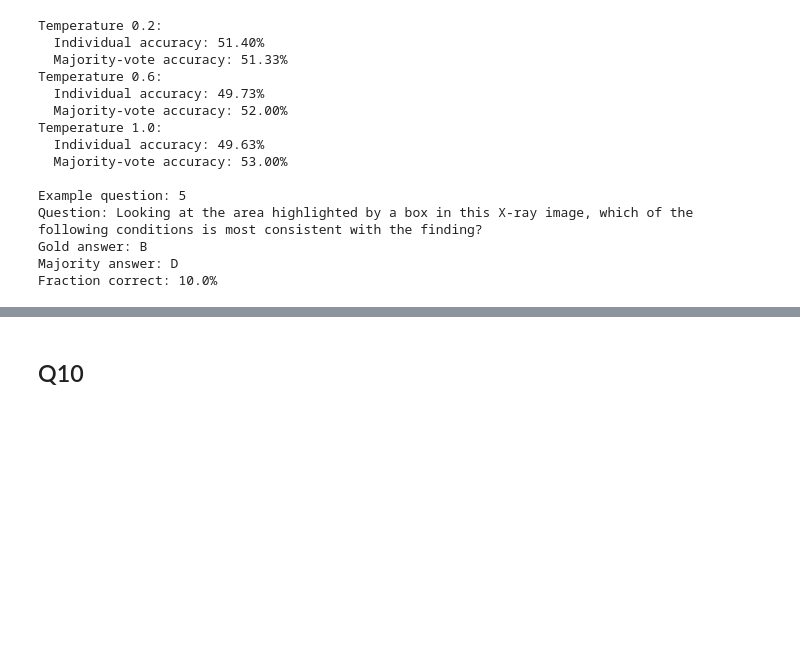
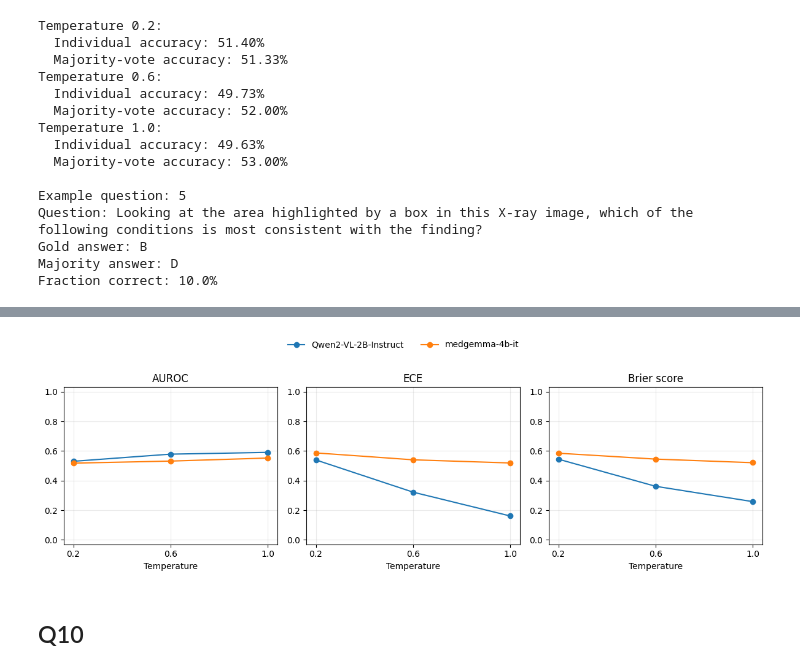
Before and after one commit to JoelvdR/medicalAI, a Jupyter notebook: Group15_[MAM11A_2026]_V&L_Practicum_Uncertainty_Final.ipynb, the cells around one changed output, grey strips where cells are left out. Saved outputs shown, nothing was run; the diff lists cells and outputs as text; code cells hidden in the pictures; blank space fills up the shorter version.

```diff
--- a/Group15_[MAM11A_2026]_V&L_Practicum_Uncertainty_Final.ipynb
+++ b/Group15_[MAM11A_2026]_V&L_Practicum_Uncertainty_Final.ipynb
@@ -1143,0 +1146,96 @@ Fraction correct: 10.0%
+# %%
+#Q9
+from pathlib import Path
+import ast
+import re
+import numpy as np
+import pandas as pd
+import matplotlib.pyplot as plt
+from sklearn.metrics import roc_auc_score
+
+folder = Path('/content/data/model_responses')
+models = ['Qwen2-VL-2B-Instruct', 'medgemma-4b-it']
+temperatures = [0.2, 0.6, 1.0]
+
+
+def parse_answer(value):
+    """Return A-E, or None for an invalid answer (e.g. [2], [AB])."""
+    text = re.sub(r'\*\*|`', '', str(value)).strip()
+    # [B], [ B ], [\nB\n], (A), B, B., B), B. lung, C: kidney
+    for pattern in (r'[\[(]\s*([A-E])\s*[\])]', r'([A-E])[.)]?$', r'([A-E])[.:)](?:\s|$)'):
+        match = re.match(pattern, text, re.I)
+        if match:
+            return match.group(1).upper()
+    # "Answer: C", "final answer is (B)"
+    matches = re.findall(r'\b(?:final\s+answer|correct\s+answer|answer)\s*'
+                         r'(?:is\s*|[:=]\s*)[\[(]?\s*([A-E])\b', text, re.I)
+    return matches[-1].upper() if matches else None
+
+
+def count_options(value):
+    options = ast.literal_eval(value) if isinstance(value, str) else value
+    values = options.values() if isinstance(options, dict) else options
+    return sum(pd.notna(v) and str(v).strip() != '' for v in values)
+
+
+def evaluate(entropy, correct):
+    """AUROC, ECE (10 bins, confidence 1 goes in the last bin) and Brier score."""
+    auroc = roc_auc_score(1 - correct, entropy) if len(np.unique(correct)) == 2 else np.nan
+    span = np.ptp(entropy)
+    confidence = 1 - (entropy - entropy.min()) / span if span > 0 else np.ones_like(entropy, dtype=float)
+    brier = np.mean((confidence - correct) ** 2)
+    bins = np.minimum((confidence * 10).astype(int), 9)
+    ece = sum((bins == b).mean() * abs(correct[bins == b].mean() - confidence[bins == b].mean())
+              for b in range(10) if (bins == b).any())
+    return auroc, ece, brier
+
+
+# Load raw responses; unparseable answers become their own category 'INVALID'
+files = {p.name.lower(): p for p in folder.glob('*.tsv')}
+runs = {}
+for model in models:
+    for temp in temperatures:
+        name = f'outputs_{model}-temp_{temp:.1f}.tsv'
+        if name.lower() not in files:
+            raise FileNotFoundError(f'Missing file: {folder / name}')
+        df = pd.read_csv(files[name.lower()], sep='\t')
+        df['parsed_response'] = df['response'].apply(parse_answer).fillna('INVALID')
+        df['gold_label'] = df['gold_label'].apply(parse_answer)
+        if df['gold_label'].isna().any():
+            raise ValueError(f'{name}: some gold labels could not be parsed.')
+        if 'num_options' not in df:
+            df['num_options'] = df['options'].apply(count_options)
+        invalid = (df['parsed_response'] == 'INVALID').mean()
+        print(f'{name}: {invalid:.1%} invalid responses')
+        runs[(model, temp)] = df
+
+# Keep only questions with at least 10 samples in every run
+common_ids = set.intersection(*[
+    set(df['index'].value_counts().loc[lambda c: c >= 10].index) for df in runs.values()
+])
+if not common_ids:
+    raise ValueError('No shared questions with at least 10 samples in every run.')
+
+rows = []
+for (model, temp), df in runs.items():
+    selected = df[df['index'].isin(common_ids)].groupby('index').head(10)
+    entropy, correct, _ = compute_semantic_entropy_uncertainty(selected)
+    entropy, correct = np.asarray(entropy, float), np.asarray(correct, float)
+    rows.append([model, temp, correct.mean(), entropy.mean(), *evaluate(entropy, correct)])
+
+results = pd.DataFrame(rows, columns=['Model', 'Temperature', 'Accuracy',
+                                      'Mean entropy', 'AUROC', 'ECE', 'Brier score'])
+print(f'Shared questions: {len(common_ids)} | Samples per question: 10')
+print(results.to_string(index=False, float_format=lambda x: f'{x:.3f}'))
+
+fig, axes = plt.subplots(1, 3, figsize=(12, 4))
+for ax, metric in zip(axes, ['AUROC', 'ECE', 'Brier score']):
+    for model in models:
+        g = results[results['Model'] == model]
+        ax.plot(g['Temperature'], g[metric], marker='o', label=model)
+    ax.set(title=metric, xlabel='Temperature', xticks=temperatures, ylim=(-0.03, 1.03))
+    ax.grid(alpha=0.25)
+fig.legend(*axes[0].get_legend_handles_labels(), loc='upper center', ncol=2, frameon=False)
+fig.tight_layout(rect=[0, 0, 1, 0.88])
+plt.show()
+# %% [output]
@@ -1144,3 +1256,4 @@ Fraction correct: 10.0%
+[figure, added]
 # %% [markdown]
 ## Q10
 # %%
```
Also changed, not shown: parts of 12 cells of this notebook.
